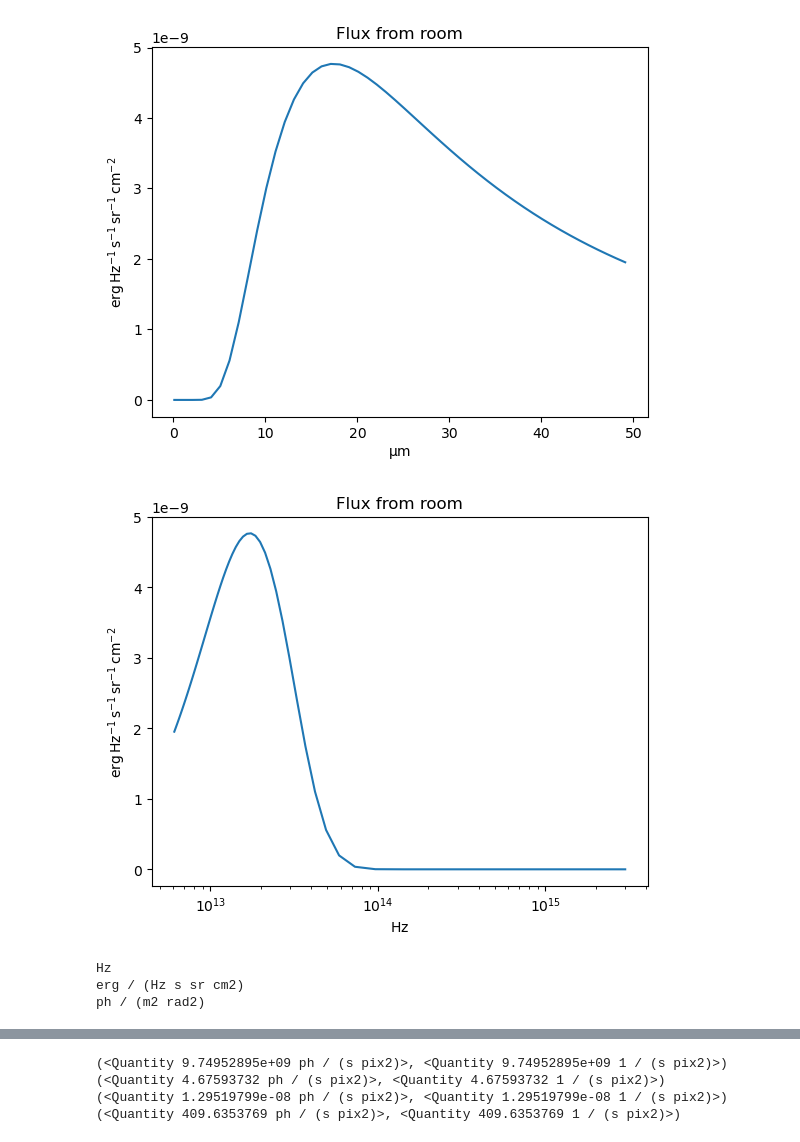
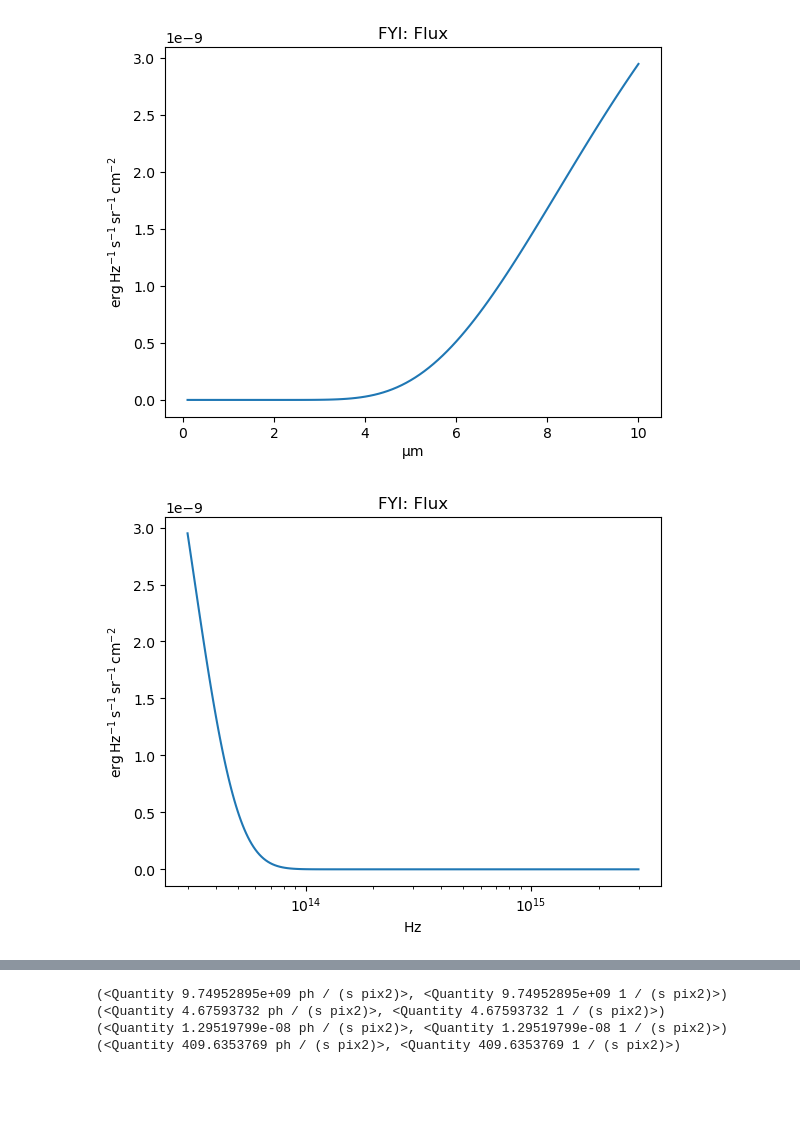
Before and after one commit to mwanakijiji/nice, a Jupyter notebook: notebooks/radiometry_mct.ipynb, the cells around one changed output, grey strips where cells are left out. Cells and saved outputs as stored; diff of their text form; code cells hidden in the pictures; blank space fills up the shorter version.

```diff
--- a/notebooks/radiometry_mct.ipynb
+++ b/notebooks/radiometry_mct.ipynb
@@ -25,32 +44,41 @@ def wavel_to_nu(wav):
+# %%
+# set up the BBs
+
+bb_nu_hemisphere = models.BlackBody(temperature=Teff_room)
+wav_hemisphere = np.linspace(0.1, 10, 100) * u.um
+
+nu_hemisphere = wavel_to_nu(wav_hemisphere)
+
+bb_nu_pinhole = models.BlackBody(temperature=Teff_room)
+wav_hemisphere = np.linspace(0.1, 10, 100) * u.um
+nu_pinhole = wavel_to_nu(wav_hemisphere)
+
+flux_nu_hemisphere_from_lambda = bb_nu_hemisphere(wav_hemisphere)
+flux_nu_hemisphere_from_nu = bb_nu_hemisphere(nu_hemisphere)
+flux_nu_pinhole_from_lambda = bb_nu_pinhole(wav_hemisphere)
+flux_nu_pinhole_from_nu = bb_nu_pinhole(nu_hemisphere)
 # %%
-## Room temp first
-
-bb_nu_room = models.BlackBody(temperature=Teff_room)
-wav_room = np.arange(0.1, 50) * u.um
-nu_room = wavel_to_nu(wav_room)
-
-flux_nu_room_from_lambda = bb_nu_room(wav_room)
-flux_nu_room_from_nu = bb_nu_room(nu_room)
+# FYI plots
 
 # irradiance
 with quantity_support():
     plt.figure()
-    plt.plot(wav_room, flux_nu_room_from_lambda)
-    plt.title('Flux from room')
+    plt.plot(wav_hemisphere, flux_nu_hemisphere_from_lambda)
+    plt.title('FYI: Flux')
     #plt.semilogx(wav, flux)
     #plt.xlim(0.1, 16)
     plt.show()
 
 with quantity_support():
     plt.figure()
-    plt.semilogx(nu_room, flux_nu_room_from_nu)
-    plt.title('Flux from room')
+    plt.semilogx(nu_hemisphere, flux_nu_hemisphere_from_nu)
+    plt.title('FYI: Flux')
     #plt.semilogx(wav, flux)
     #plt.xlim(0.1, 16)
     plt.show()
 # %% [output]
-[figure, old version]
+[figure, new version]
-[figure, old version]
+[figure, new version]
 # %%
 # number of photons
 
@@ -66,8 +162,0 @@ flux_nu_room_photons = flux_nu_to_photons(flux_nu_room_from_nu, nu_room)
-# %%
-print(nu_room.unit)
-print(flux_nu_room_from_nu.unit)
-print(flux_nu_room_photons.unit)
-# %% [output]
-Hz
-erg / (Hz s sr cm2)
-ph / (m2 rad2)
```
Also changed, not shown: parts of 11 cells of this notebook, 2 other files.
